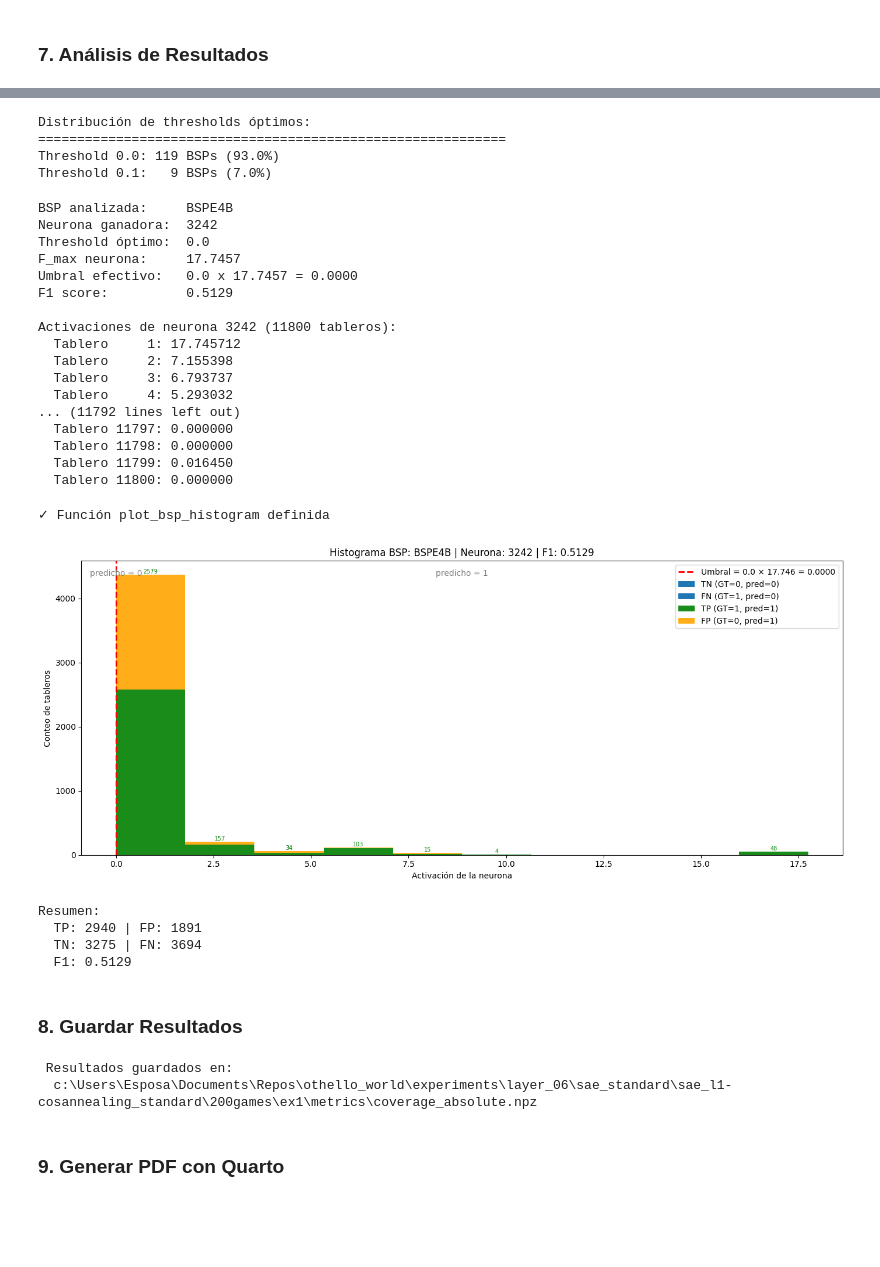
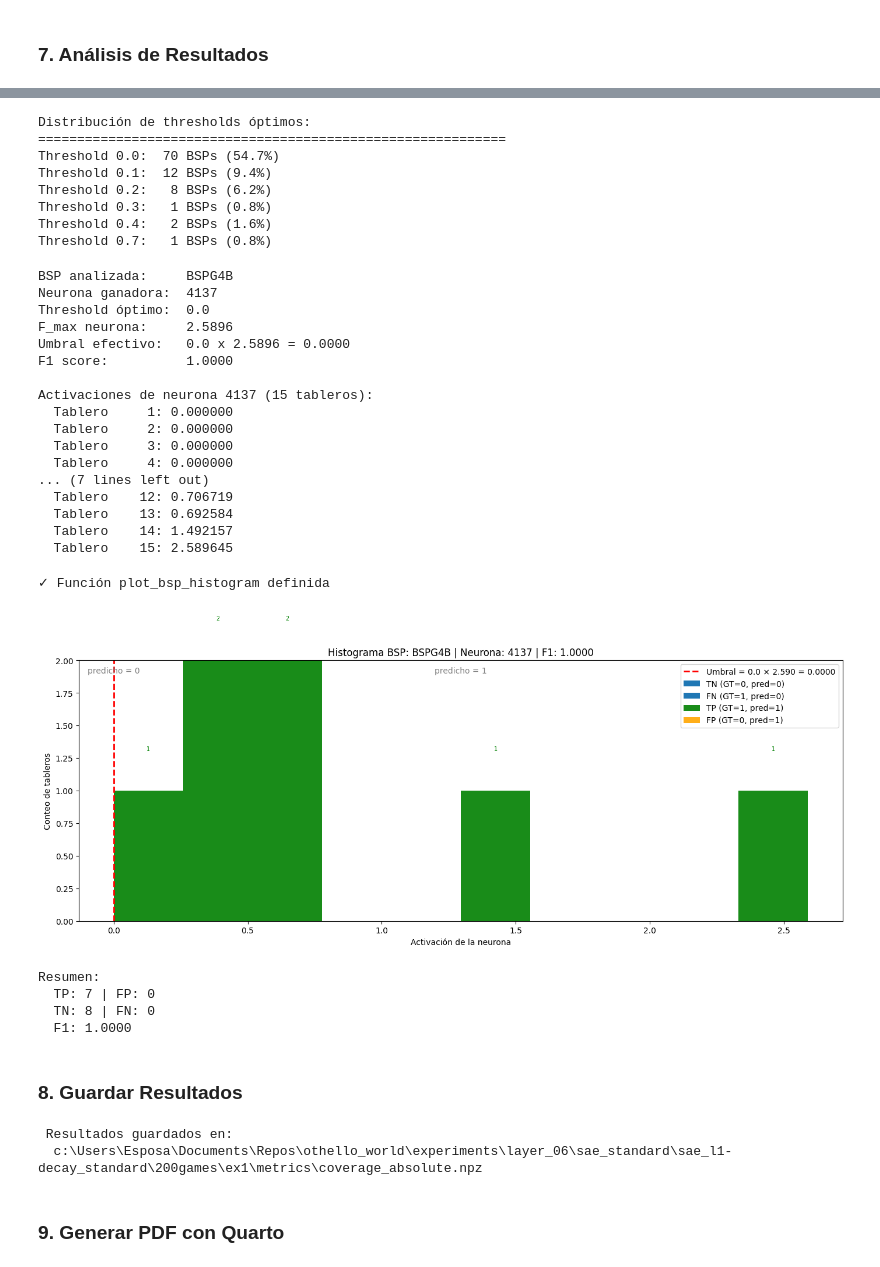
Before and after one commit to karinarichavala/othello_world, a Jupyter notebook: sae/metrics/03_metrics_implementation/coverage_gpu_optimized.ipynb, the cells around one changed output, grey strips where cells are left out. Cells and saved outputs as stored; diff of their text form; code cells hidden in the pictures; blank space fills up the shorter version.

Commit message:
feat: coverage manual verification done

```diff
--- a/sae/metrics/03_metrics_implementation/coverage_gpu_optimized.ipynb
+++ b/sae/metrics/03_metrics_implementation/coverage_gpu_optimized.ipynb
@@ -61,18 +61,18 @@ Device: cuda
 GPU: NVIDIA GeForce RTX 5060
 Memoria disponible: 8.55 GB
 # %%
-# Metadata del experimento
-NAMING_META = {
-    'variante': 'standard',          # Arquitectura del SAE
-    'tecnica': 'l1-cosannealing',                 # L1 con penalty annealing
-    'capa': 6,                       # Layer del modelo OthelloGPT
-    'juegos': 200,                  # Número de partidas
-    'base_path': 'C:\\Users\\Esposa\\Documents\\Repos\\sae-othello-gpt',  # Path base para checkpoints
-    'experiment_base_path': os.path.abspath('../../../experiments') ,      # sae/experiments/
-    'extras': {
-        'expansion': 16,
-        'sparsity_coef': 5e-4,
-        'epochs': 30,
+#Metadataparanamingdecheckpoints(separadadehiperparámetros)
+NAMING_META={
+    'variante': 'standard', #ArquitecturadelSAE
+    'tecnica': 'l1-decay', #L1conpenaltyannealing
+    'capa': 6, #LayerdelmodeloOthelloGPT
+    'juegos':200, #Númerodepartidas
+    'base_path':'C:\\Users\\Esposa\\Documents\\Repos\\sae-othello-gpt', #Pathbaseparacheckpoints
+    'experiment_base_path':os.path.abspath('../../../experiments'), #sae/experiments/
+    'extras':{
+        'expansion':16,
+        'sparsity_coef':5e-4,
+        'epochs':30,
         'patience': 5
     }
 }
@@ -530,15 +532,19 @@ for t, count in zip(unique_thresholds, counts):
 # %% [output]
 Distribución de thresholds óptimos:
 ============================================================
-Threshold 0.0: 119 BSPs (93.0%)
-Threshold 0.1:   9 BSPs (7.0%)
+Threshold 0.0:  70 BSPs (54.7%)
+Threshold 0.1:  12 BSPs (9.4%)
+Threshold 0.2:   8 BSPs (6.2%)
+Threshold 0.3:   1 BSPs (0.8%)
+Threshold 0.4:   2 BSPs (1.6%)
+Threshold 0.7:   1 BSPs (0.8%)
 # %%
 # =============================================
 # CONSULTA POR BSP ESPECÍFICA
 # =============================================
 
 # >>> CAMBIA AQUÍ LA BSP QUE QUIERES ANALIZAR <
-BSP_OBJETIVO = "BSPE4B"
+BSP_OBJETIVO = "BSPG4B"
 
 # Buscar índice de la BSP
 bsp_idx = bsp_pieces_names.index(BSP_OBJETIVO)
@@ -564,23 +570,23 @@ print(f"\nActivaciones de neurona {neurona} ({len(activaciones_neurona)} tablero
 for i, act in enumerate(activaciones_neurona):
     print(f"  Tablero {i+1:5d}: {act:.6f}")
 # %% [output]
-BSP analizada:     BSPE4B
-Neurona ganadora:  3242
+BSP analizada:     BSPG4B
+Neurona ganadora:  4137
 Threshold óptimo:  0.0
-F_max neurona:     17.7457
-Umbral efectivo:   0.0 x 17.7457 = 0.0000
-F1 score:          0.5129
+F_max neurona:     2.5896
+Umbral efectivo:   0.0 x 2.5896 = 0.0000
+F1 score:          1.0000
 
-Activaciones de neurona 3242 (11800 tableros):
-  Tablero     1: 17.745712
-  Tablero     2: 7.155398
-  Tablero     3: 6.793737
-  Tablero     4: 5.293032
-... (11792 lines left out)
-  Tablero 11797: 0.000000
-  Tablero 11798: 0.000000
-  Tablero 11799: 0.016450
-  Tablero 11800: 0.000000
+Activaciones de neurona 4137 (15 tableros):
+  Tablero     1: 0.000000
+  Tablero     2: 0.000000
+  Tablero     3: 0.000000
+  Tablero     4: 0.000000
+... (7 lines left out)
+  Tablero    12: 0.706719
+  Tablero    13: 0.692584
+  Tablero    14: 1.492157
+  Tablero    15: 2.589645
 # %%
 def plot_bsp_histogram(BSP_HISTOGRAMA, sae_features, bsp_pieces_names, bsp_pieces_gt_tensor,
                         best_features, best_thresholds, best_f1s, n_bins=20):
@@ -676,22 +682,22 @@ print("✓ Función plot_bsp_histogram definida")
 # %%
 # >>> CAMBIA AQUÍ LA BSP QUE QUIERES VISUALIZAR <
 import matplotlib.pyplot as plt
 plot_bsp_histogram(
-    BSP_HISTOGRAMA       = "BSPE4B",
+    BSP_HISTOGRAMA       = "BSPG4B",
     sae_features         = sae_features,
     bsp_pieces_names     = bsp_pieces_names,
     bsp_pieces_gt_tensor = bsp_pieces_gt_tensor,
     best_features        = best_features,
     best_thresholds      = best_thresholds,
     best_f1s             = best_f1s,
     n_bins               = 10
 )
 # %% [output]
-[figure, old version]
+[figure, new version]
 Resumen:
-  TP: 2940 | FP: 1891
-  TN: 3275 | FN: 3694
-  F1: 0.5129
+  TP: 7 | FP: 0
+  TN: 8 | FN: 0
+  F1: 1.0000
 # %% [markdown]
 ### 8. Guardar Resultados
 # %%
@@ -720,7 +726,7 @@ print(f" Resultados guardados en:")
 print(f"  {output_path}")
 # %% [output]
  Resultados guardados en:
-  c:\Users\Esposa\Documents\Repos\othello_world\experiments\layer_06\sae_standard\sae_l1-cosannealing_standard\200games\ex1\metrics\coverage_absolute.npz
+  c:\Users\Esposa\Documents\Repos\othello_world\experiments\layer_06\sae_standard\sae_l1-decay_standard\200games\ex1\metrics\coverage_absolute.npz
 # %% [markdown]
 ### 9. Generar PDF con Quarto
 # %%
```
Also changed, not shown: parts of 12 cells of this notebook, 10 other files.
